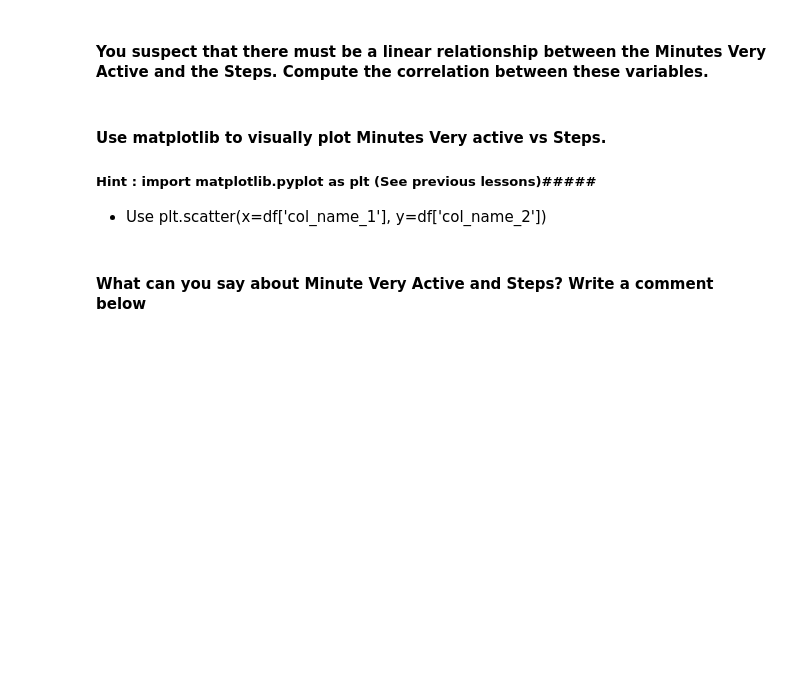
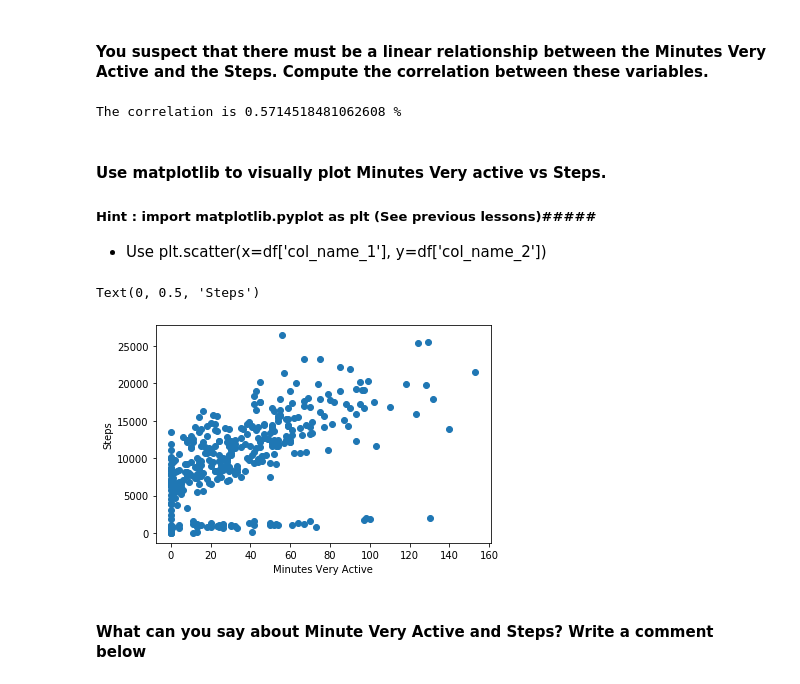
Before and after one commit to ta-datapt-bcn/lab-pivot-table-and-correlation, a Jupyter notebook: your_code/main.ipynb, the cells around one changed output. Cells and saved outputs as stored; diff of their text form; code cells hidden in the pictures; blank space fills up the shorter version.

Commit message:
[Dic19][Dinis]lab-pivot-table-and-correlation]

```diff
--- a/your_code/main.ipynb
+++ b/your_code/main.ipynb
@@ -70,6 +195,8 @@
 #### Open the ` Fitbit.csv` file and name your dataset `fitbit`
 # %%
 # your answer here
+
+fitbit = pd.read_csv('Fitbit.csv')
 # %% [markdown]
 #### Explore you dataset in terms of data types and descriptive statistics
 #### *Hint: Use Pandas functions from previous lectures*
@@ -84,3 +248,12 @@
+# %%
+# your answer here
+
+print('The correlation is',fitbit['Minutes Very Active'].corr(fitbit['Steps']), "%")
+
+# A correlation closer to 1 means a strong positive linear relationship between the two variables
+# Here the correlation is over 57%. This indicates a not-so-strong linear relationship
+# %% [output]
+The correlation is 0.5714518481062608 %
 # %% [markdown]
 #### Use matplotlib to visually plot Minutes Very active vs Steps.
 
@@ -91,2 +262,11 @@
+# %%
+# your answer here
+
+plt.scatter(x=fitbit['Minutes Very Active'], y=fitbit['Steps'])
+plt.xlabel('Minutes Very Active')
+plt.ylabel('Steps')
+# %% [output]
+Text(0, 0.5, 'Steps')
+[figure, added]
 # %% [markdown]
 #### What can you say about Minute Very Active and Steps? Write a comment below
```
Also changed, not shown: parts of 51 cells of this notebook.
